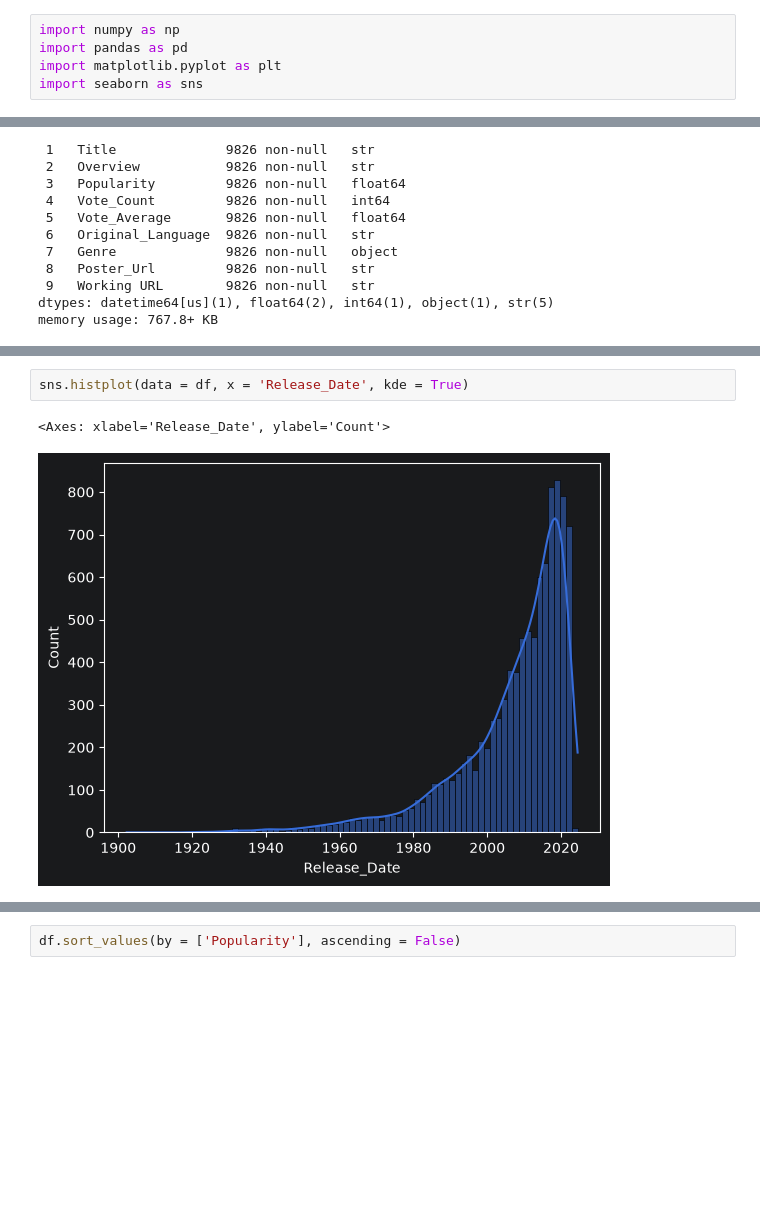
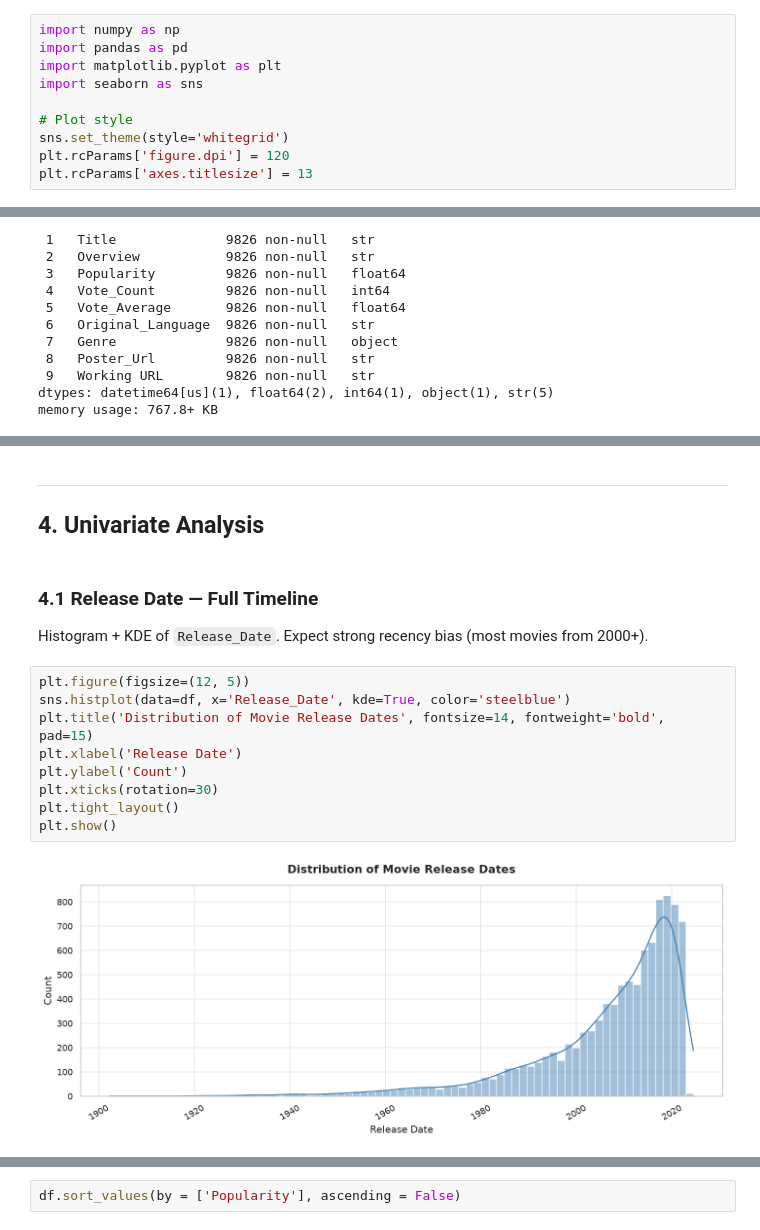
Before and after one commit to AmrElkhodari/top-movies-dataset-eda, a Jupyter notebook: EDA.ipynb, the cells around one changed output, grey strips where cells are left out. Drawn from its saved outputs; the diff is of its cells as text; blank space fills up the shorter version.

Commit message:
Enhanced notebook theme and added md cells and labels on figures

```diff
--- a/EDA.ipynb
+++ b/EDA.ipynb
@@ -3,3 +17,8 @@ import numpy as np
 import pandas as pd
 import matplotlib.pyplot as plt
 import seaborn as sns
+
+# Plot style
+sns.set_theme(style='whitegrid')
+plt.rcParams['figure.dpi'] = 120
+plt.rcParams['axes.titlesize'] = 13
@@ -152,8 +210,20 @@ df.describe().T
 | Popularity | 9826.0 | 40.324053 | 13.354 | 16.12825 | 21.195 | 35.17925 | 5083.954 | 108.880698 |
 | Vote_Count | 9826.0 | 1392.943721 | 0.0 | 146.0 | 444.0 | 1376.0 | 31077.0 | 2611.303856 |
 | Vote_Average | 9826.0 | 6.439467 | 0.0 | 5.9 | 6.5 | 7.1 | 10.0 | 1.129797 |
+# %% [markdown]
+---
+## 4. Univariate Analysis
+# %% [markdown]
+### 4.1 Release Date — Full Timeline
+Histogram + KDE of `Release_Date`. Expect strong recency bias (most movies from 2000+).
 # %%
-sns.histplot(data = df, x = 'Release_Date', kde = True)
+plt.figure(figsize=(12, 5))
+sns.histplot(data=df, x='Release_Date', kde=True, color='steelblue')
+plt.title('Distribution of Movie Release Dates', fontsize=14, fontweight='bold', pad=15)
+plt.xlabel('Release Date')
+plt.ylabel('Count')
+plt.xticks(rotation=30)
+plt.tight_layout()
+plt.show()
 # %% [output]
-<Axes: xlabel='Release_Date', ylabel='Count'>
-[figure, old version]
+[figure, new version]
```
Also changed, not shown: parts of 43 cells of this notebook.
